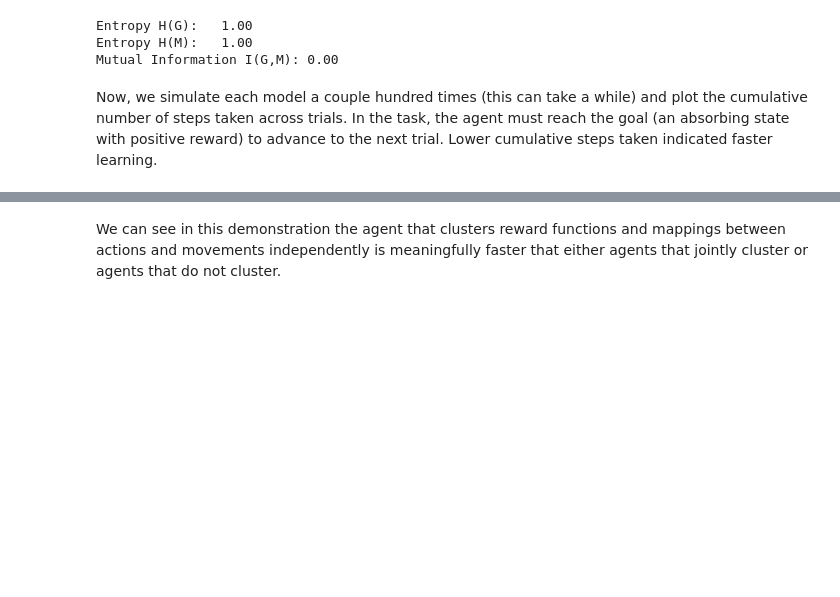
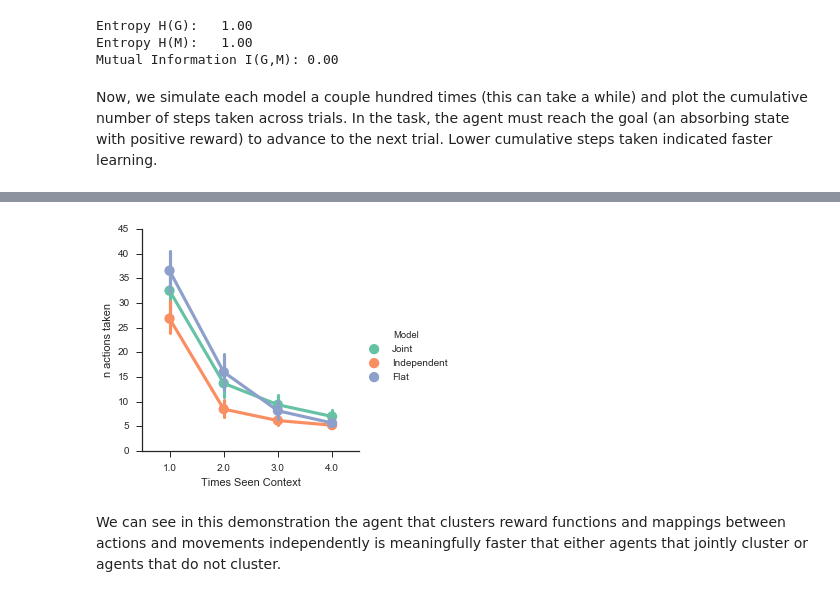
Before and after one commit to nicktfranklin/IndependentClusters, a Jupyter notebook: Demonstration.ipynb, the cells around one changed output, grey strips where cells are left out. Saved outputs shown, nothing was run; the diff lists cells and outputs as text; code cells hidden in the pictures; blank space fills up the shorter version.

```diff
--- a/Demonstration.ipynb
+++ b/Demonstration.ipynb
@@ -116,3 +151,20 @@ plot_results(sim1, figsize=(9, 4.5))
+# %%
+df0 = sim2[sim2['In goal']].groupby(['Model', 'Simulation Number']).sum()
+
+flat = df0.loc['Flat']['n actions taken']
+df1 = pd.DataFrame({
+        'Joint': df0.loc['Joint']['n actions taken']-flat,
+        'Indep': df0.loc['Independent']['n actions taken']-flat
+    })
+
+with sns.axes_style('ticks'):
+    sns.factorplot(x='Times Seen Context', y='n actions taken', data=sim1[sim['In goal']],
+          units='Simulation Number', hue='Model', estimator=np.mean,
+          palette='Set2')
+
+    sns.despine()
+# %% [output]
+[figure, added]
 # %% [markdown]
 We can see in this demonstration the agent that clusters reward functions and mappings between actions and movements independently is meaningfully faster that either agents that jointly cluster or agents that do not cluster.
 # %% [markdown]
```
Also changed, not shown: parts of 5 cells of this notebook, 6 other files.
